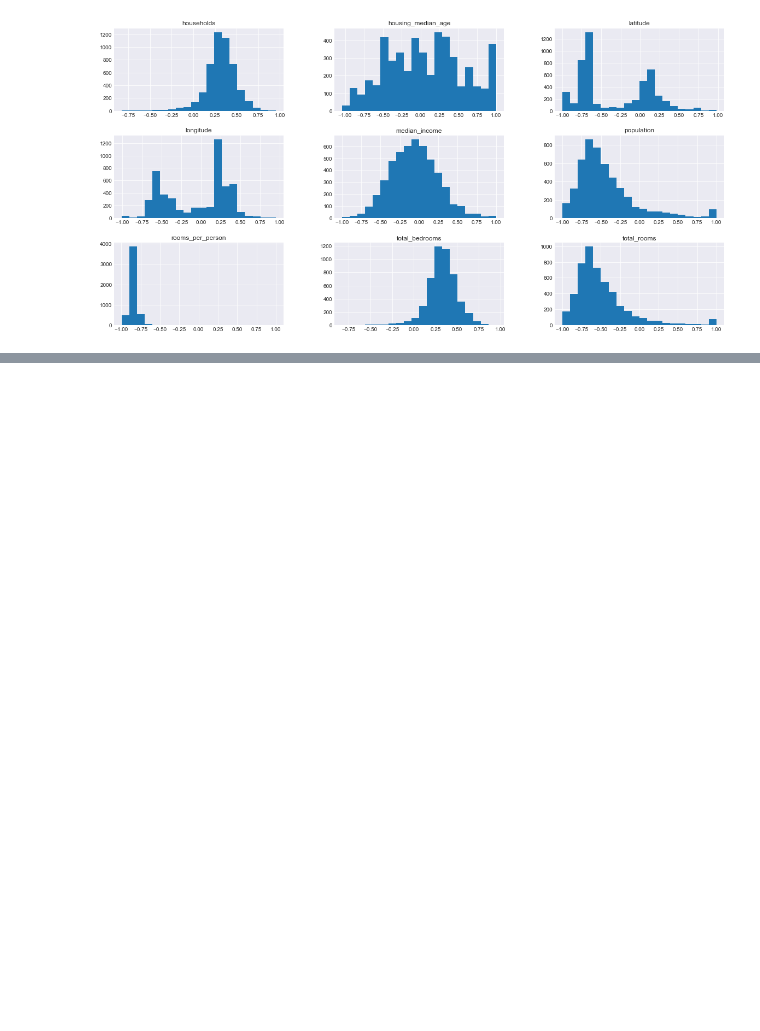
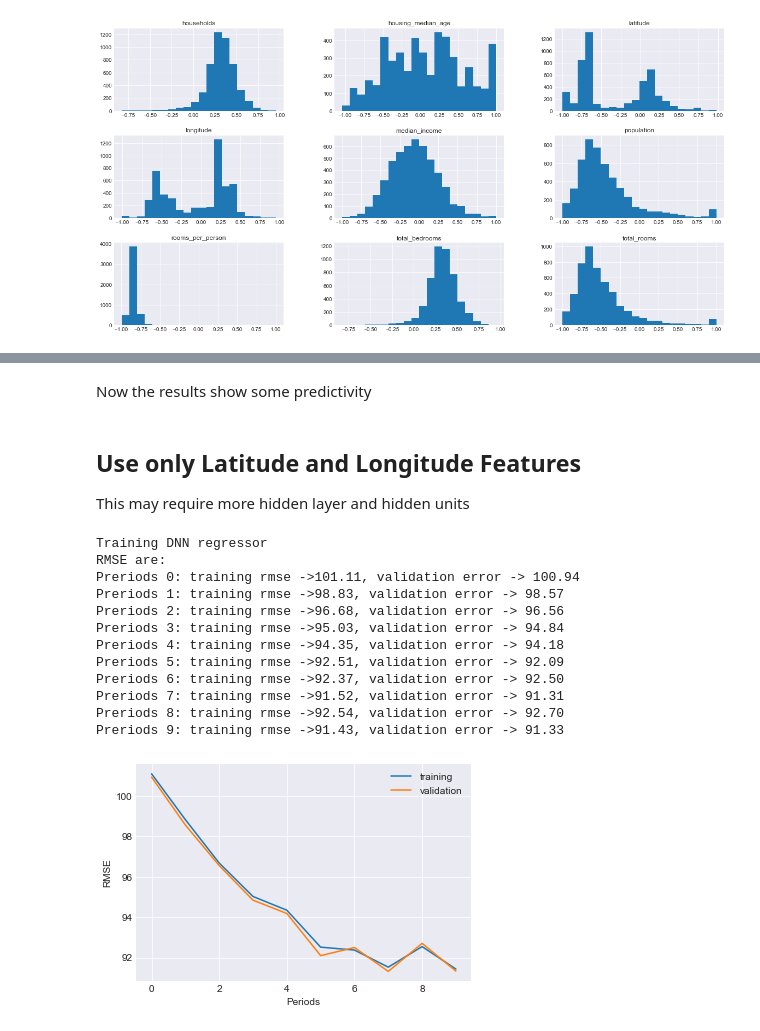
Before and after one commit to YuZhangIsCoding/TF_CrashCourse, a Jupyter notebook: NN_improved.ipynb, the cells around one changed output, grey strips where cells are left out. Cells and saved outputs as stored; diff of their text form; code cells hidden in the pictures; blank space fills up the shorter version.

```diff
--- a/NN_improved.ipynb
+++ b/NN_improved.ipynb
@@ -219,0 +292,26 @@ plt.ylabel('targets')
+# %% [markdown]
+Now the results show some predictivity
+# %% [markdown]
+## Use only Latitude and Longitude Features
+This may require more hidden layer and hidden units
+# %%
+training_lat_long = training_normalized[['latitude', 'longitude']]
+val_lat_long = validation_normalized[['latitude', 'longitude']]
+dnn_regressor = train_model(tf.train.AdamOptimizer(learning_rate = 0.01),
+                            2000, 100, [10, 10, 10],
+                    training_lat_long, training_targets,
+                    val_lat_long, validation_targets)
+# %% [output]
+Training DNN regressor
+RMSE are:
+Preriods 0: training rmse ->101.11, validation error -> 100.94
+Preriods 1: training rmse ->98.83, validation error -> 98.57
+Preriods 2: training rmse ->96.68, validation error -> 96.56
+Preriods 3: training rmse ->95.03, validation error -> 94.84
+Preriods 4: training rmse ->94.35, validation error -> 94.18
+Preriods 5: training rmse ->92.51, validation error -> 92.09
+Preriods 6: training rmse ->92.37, validation error -> 92.50
+Preriods 7: training rmse ->91.52, validation error -> 91.31
+Preriods 8: training rmse ->92.54, validation error -> 92.70
+Preriods 9: training rmse ->91.43, validation error -> 91.33
+[figure, added]
```
Also changed, not shown: parts of 15 cells of this notebook, 1 other file.
